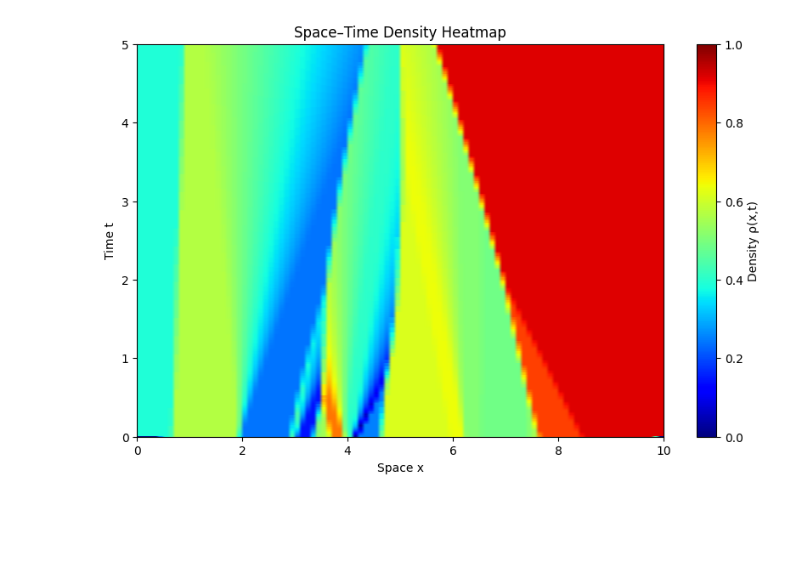
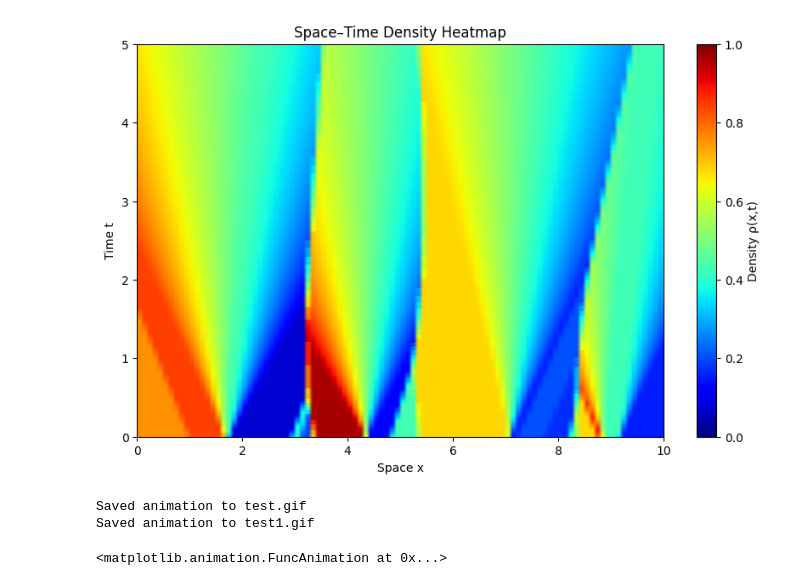
Before and after one commit to mchami02/saint-venant, a Jupyter notebook: operator_learning/operator_test.ipynb, the cells around one changed output. Saved outputs shown, nothing was run; the diff lists cells and outputs as text; code cells hidden in the pictures; blank space fills up the shorter version.

```diff
--- a/operator_learning/operator_test.ipynb
+++ b/operator_learning/operator_test.ipynb
@@ -1,12 +1,17 @@
 # %%
 from operator_data_pipeline import get_nfv_dataset
-from numerical_methods.plotter import plot_grid_density
+from numerical_methods.plotter import plot_grid_density, animate_density
 
 nx = 100
 nt = 500
 dx = 0.1
 dt = 0.01
-grids = get_nfv_dataset(10, nx, nt, dx, dt, max_steps=20)
+grids = get_nfv_dataset(3, nx, nt, dx, dt, max_steps=20)
 plot_grid_density(grids[0], nx, nt, dx, dt)
+animate_density(grids[0], nx, nt, dx, dt, output_name='test.gif')
+animate_density(grids[0].T, nt, nx, dt, dx, output_name='test1.gif', fps=5)
 # %% [output]
-[figure, old version]
+[figure, new version]
+Saved animation to test.gif
+Saved animation to test1.gif
+<matplotlib.animation.FuncAnimation at 0x...>
```
Also changed, not shown: 7 other files.
